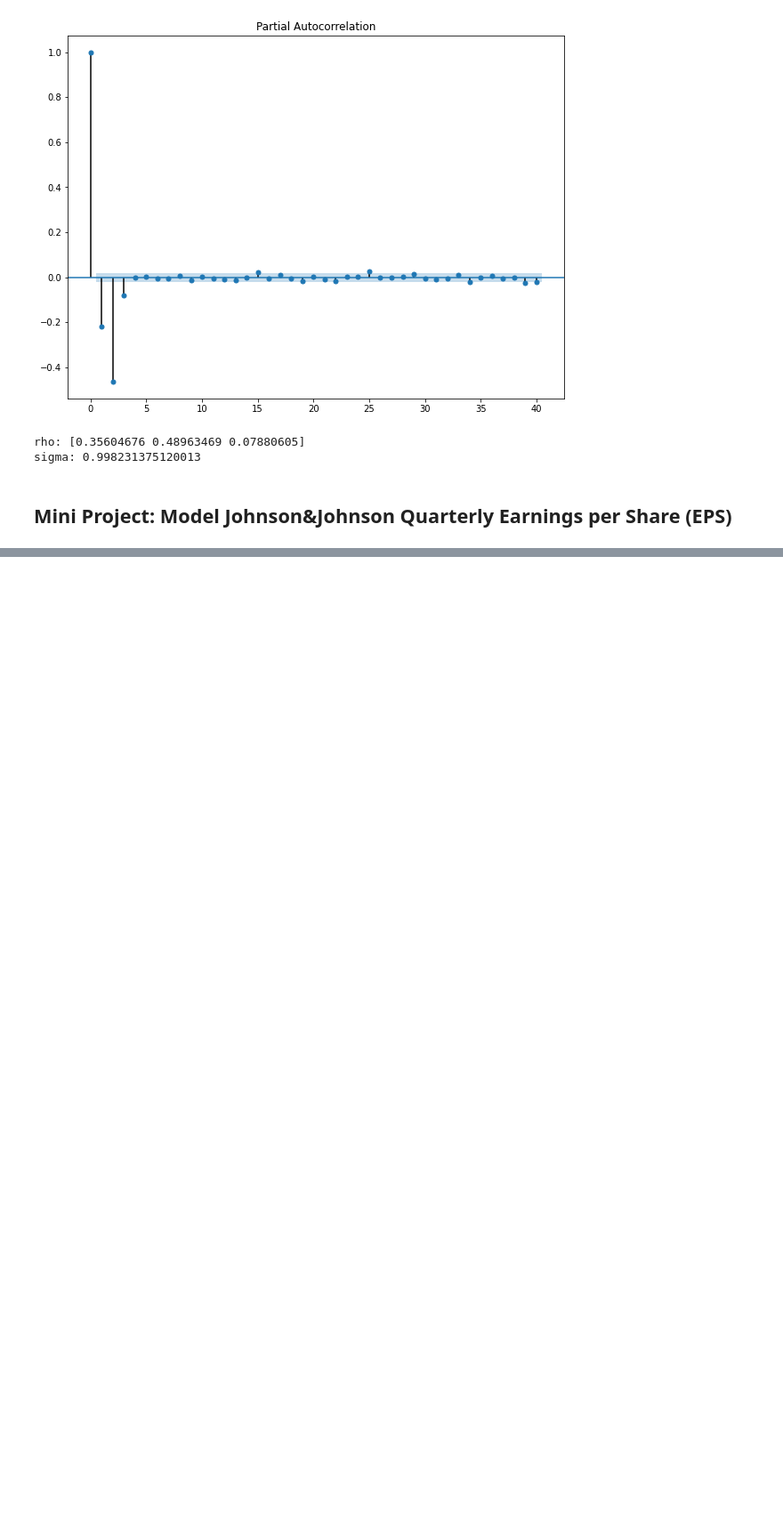
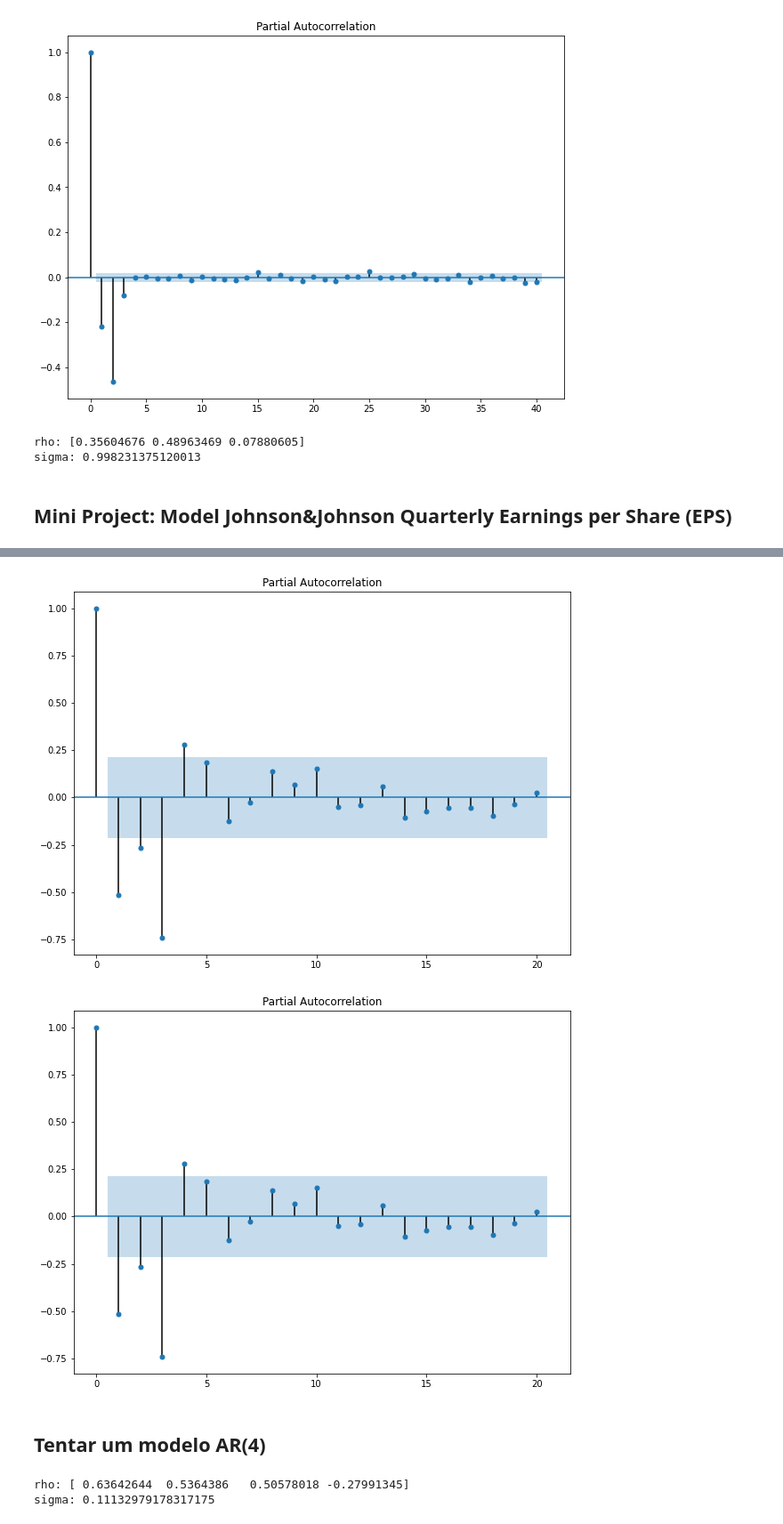
Before and after one commit to thiago2608santana/Analise_Series_Temporais, a Jupyter notebook: Autoregressive_Model.ipynb, the cells around one changed output, grey strips where cells are left out. Shown at 89% size. Saved outputs shown, nothing was run; the diff lists cells and outputs as text; code cells hidden in the pictures; blank space fills up the shorter version.

Commit message:
Versão com modelo auto regressivo

```diff
--- a/Autoregressive_Model.ipynb
+++ b/Autoregressive_Model.ipynb
@@ -84,0 +162,7 @@ sigma: 0.998231375120013
+# %%
+plot_pacf(data['data'])
+# %% [output]
+[figure, added]
+[figure, added]
+# %% [markdown]
+## Tentar um modelo AR(4)
@@ -84,0 +171,6 @@ sigma: 0.998231375120013
+# %%
+print(f'rho: {-rho}')
+print(f'sigma: {sigma}')
+# %% [output]
+rho: [ 0.63642644  0.5364386   0.50578018 -0.27991345]
+sigma: 0.11132979178317175
```
Also changed, not shown: parts of 12 cells of this notebook.
